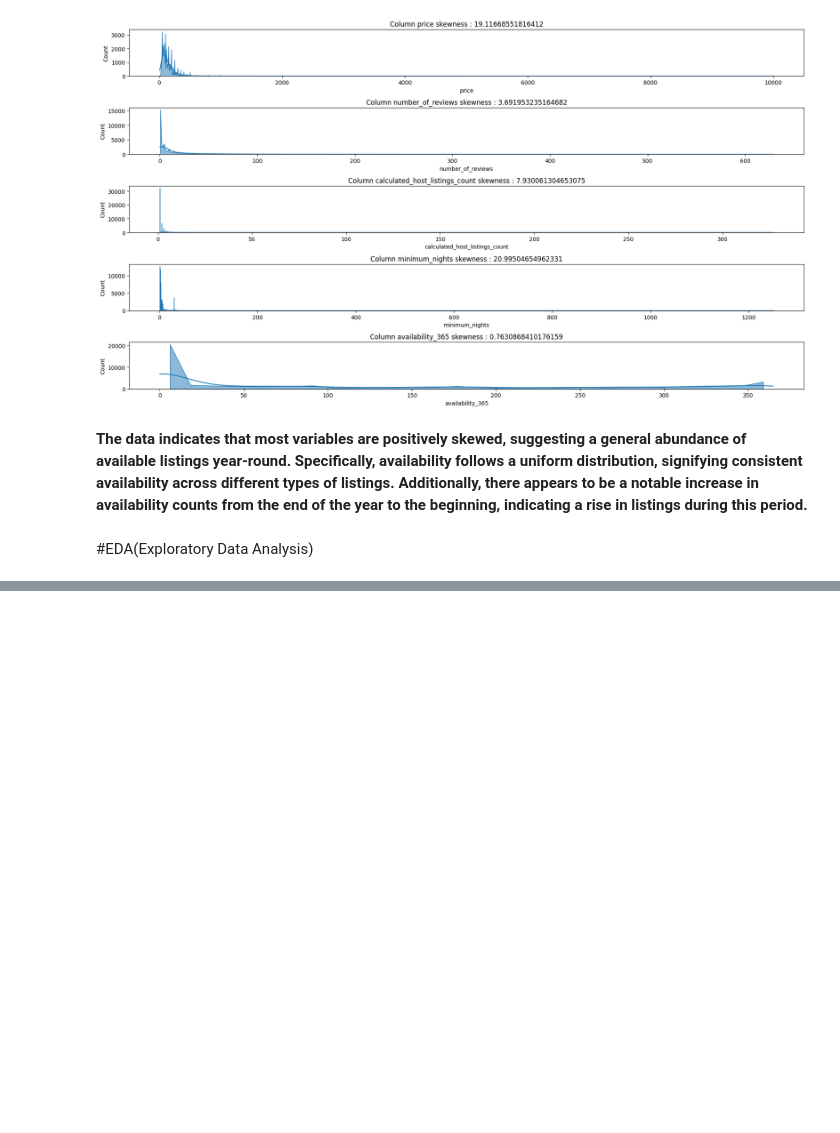
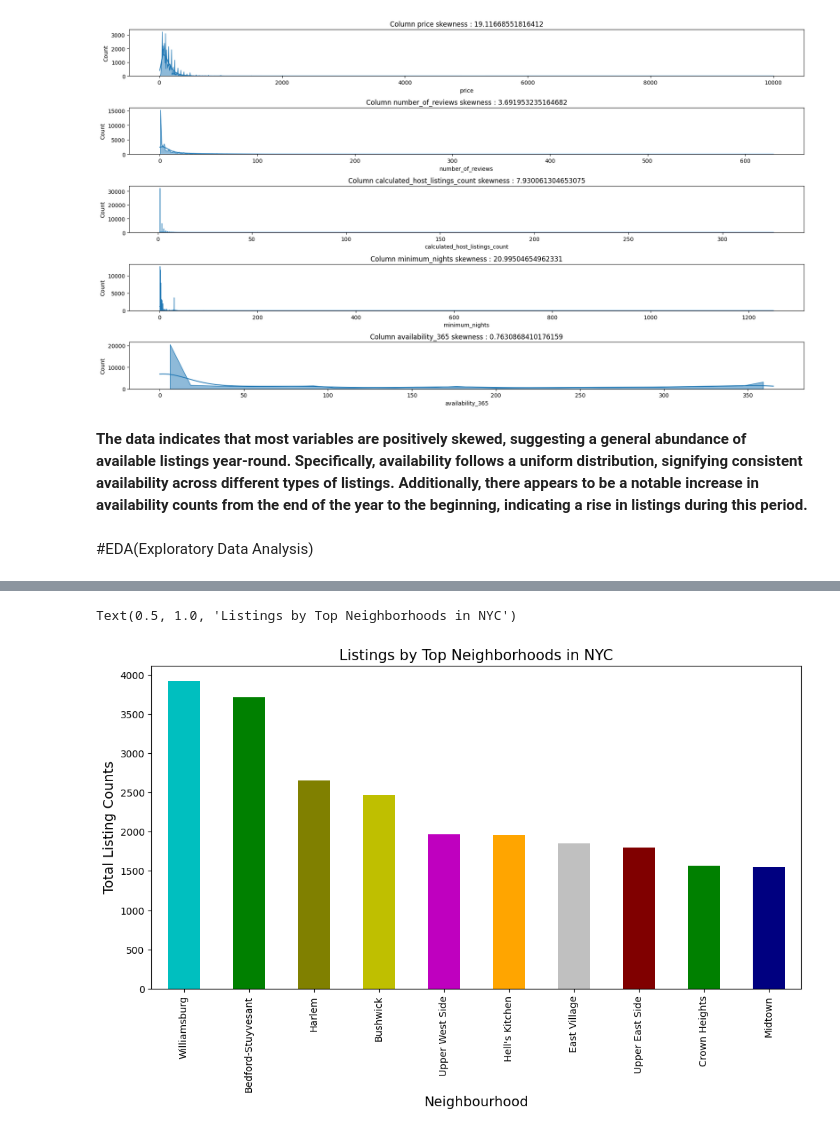
Before and after one commit to Kumarisimran626/EDA_Airbnb_Bookings_Analysis_Capstone_Project., a Jupyter notebook: S_K_EDA_Airbnb_Bookings_Analysis_Capstone_Project.ipynb, the cells around one changed output, grey strips where cells are left out. Drawn from its saved outputs; the diff is of its cells as text; code cells hidden in the pictures; blank space fills up the shorter version.

```diff
--- a/S_K_EDA_Airbnb_Bookings_Analysis_Capstone_Project.ipynb
+++ b/S_K_EDA_Airbnb_Bookings_Analysis_Capstone_Project.ipynb
@@ -308,0 +335,21 @@ plt.tight_layout(h_pad=1, w_pad=0.8)
+# %%
+# Get the top 10 neighborhoods by listing count
+top_10_neigbourhoods = Airbnb_df['neighbourhood'].value_counts().nlargest(10)
+
+# Create a list of colors to use for the bars
+colors = ['c', 'g', 'olive', 'y', 'm', 'orange', '#C0C0C0', '#800000', '#008000', '#000080']
+
+# Create a bar plot of the top 10 neighborhoods using the specified colors
+top_10_neigbourhoods.plot(kind='bar', figsize=(12, 6), color = colors)
+
+# Set the x-axis label
+plt.xlabel('Neighbourhood', fontsize=14)
+
+# Set the y-axis label
+plt.ylabel('Total Listing Counts', fontsize=14)
+
+# Set the title of the plot
+plt.title('Listings by Top Neighborhoods in NYC', fontsize=15)
+# %% [output]
+Text(0.5, 1.0, 'Listings by Top Neighborhoods in NYC')
+[figure, added]
```
Also changed, not shown: parts of 10 cells of this notebook.
